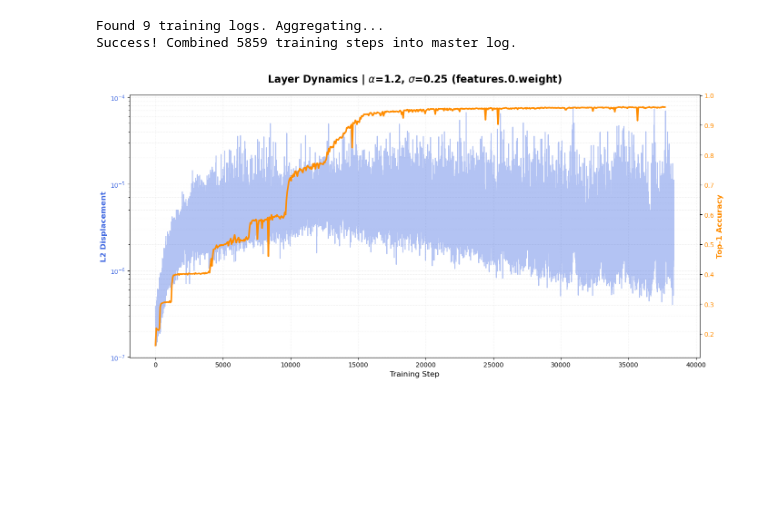
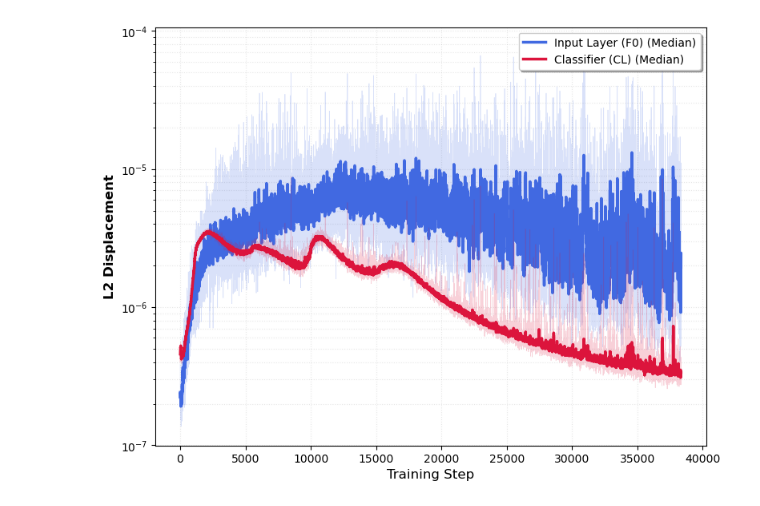
Before and after one commit to YiHaoFromEarth/ht-initialisation-dynamics, a Jupyter notebook: plots.ipynb, the cells around one changed output. Cells and saved outputs as stored; diff of their text form; code cells hidden in the pictures; blank space fills up the shorter version.

```diff
--- a/plots.ipynb
+++ b/plots.ipynb
@@ -336,49 +444,57 @@ plot_combined_sweep_grid(sweep_df, metric_col="frobenius", ignore_classifier=Fal
 # %%
 # 1. Setup Parameters
 ALPHA_VAL = 1.2
 SIGMA_VAL = 0.25
-TARGET_LAYER = "features.0.weight" # Select layer to investigate unique dynamics
-STEPS_PER_EPOCH = 60000 // 1024
+LAYER_F0 = "features.0.weight"
+LAYER_CL = "classifier.weight"
+LAG = 1
+WINDOW_SIZE = 15  # Recommended to smooth the 'stochastic jitter'
 
-# Load both master DataFrames
+# Load DataFrame
 msd_df = pd.read_parquet("displacement_database.parquet")
-train_df = collect_sweep_learning_curves("mnist_mlp_sweep")
-train_df["step"] = train_df["epoch"] * STEPS_PER_EPOCH
 
-# 2. Filter for the "Deep Dive" run
-# Isolate the specific heavy-tailed initialization alpha=1.2
-msd_run = msd_df.query("alpha == @ALPHA_VAL and sigma == @SIGMA_VAL and layer == @TARGET_LAYER and time_lag == 1")
-#msd_run = msd_run.query("step >= 0 and step <= 10000")
-train_run = train_df.query("alpha == @ALPHA_VAL and sigma == @SIGMA_VAL")
-#train_run = train_run.query("step >= 0 and step <= 10000")
+def get_rolling_stats(df, layer_name, window):
+    subset = df.query("alpha == @ALPHA_VAL and sigma == @SIGMA_VAL and layer == @layer_name and time_lag == @LAG").copy()
+    subset = subset.sort_values("step")
 
-# 3. Create the Dual-Axis Plot
-fig, ax1 = plt.subplots(figsize=(14, 7))
+    # Calculate Rolling Statistics
+    subset["median"] = subset["l2_dist"].rolling(window=window, center=True).median()
+    subset["q25"] = subset["l2_dist"].rolling(window=window, center=True).quantile(0.25)
+    subset["q75"] = subset["l2_dist"].rolling(window=window, center=True).quantile(0.75)
+    return subset
 
-# Left Axis: Weight Displacement (The Physical Cause)
-color_msd = 'royalblue'
-ax1.set_xlabel('Training Step', fontsize=12)
-ax1.set_ylabel('L2 Displacement', color=color_msd, fontsize=12, fontweight='bold')
-ax1.plot(msd_run["step"], msd_run["l2_dist"], color=color_msd, alpha=0.4, label="Raw Displacement")
-ax1.set_yscale('log') # Log scale helps see 'thermal noise' vs 'Lévy flights'
-ax1.tick_params(axis='y', labelcolor=color_msd)
+# Prepare both layers
+df_f0 = get_rolling_stats(msd_df, LAYER_F0, WINDOW_SIZE)
+df_cl = get_rolling_stats(msd_df, LAYER_CL, WINDOW_SIZE)
 
-# Right Axis: Accuracy (The Computational Effect)
-ax2 = ax1.twinx()
-color_acc = 'darkorange'
-ax2.set_ylabel('Top-1 Accuracy', color=color_acc, fontsize=12, fontweight='bold')
-# Map epoch-based accuracy to steps for perfect alignment
-ax2.plot(train_run["step"], train_run["test_acc"], color=color_acc, lw=2.5, label="Accuracy")
-ax2.tick_params(axis='y', labelcolor=color_acc)
+# 3. Create the Comparison Plot
+fig, ax = plt.subplots(figsize=(8, 6))
 
-# 4. Final Polish for the Thesis Manuscript
-plt.title(f"Layer Dynamics | $\\alpha$={ALPHA_VAL}, $\\sigma$={SIGMA_VAL} ({TARGET_LAYER})",
-          fontsize=16, fontweight='bold', pad=20)
-ax1.grid(True, which="both", ls=":", alpha=0.3)
+# Helper to plot layer dynamics
+def plot_layer(ax, df, color, label):
+    # Shaded Noise Envelope
+    # ax.fill_between(df["step"], df["q25"], df["q75"], color=color, alpha=0.2)
+    # Median Trend Line
+    ax.plot(df["step"], df["median"], color=color, lw=2.5, label=f"{label} (Median)")
+    # Optional: Very light raw data
+    ax.plot(df["step"], df["l2_dist"], color=color, alpha=0.2, lw=0.5)
+
+# Plotting
+plot_layer(ax, df_f0, color='royalblue', label="Input Layer (F0)")
+plot_layer(ax, df_cl, color='crimson', label="Classifier (CL)")
+
+# Formatting for Manuscript
+ax.set_yscale('log')
+ax.set_xlabel('Training Step', fontsize=12)
+ax.set_ylabel(f'L2 Displacement ($\\tau$={LAG})', fontsize=12, fontweight='bold')
+# ax.set_title(f"Dynamical Decoupling: Initial vs. Final Layer\n$\\alpha$={ALPHA_VAL}, $\\sigma$={SIGMA_VAL} | Heavy-Tailed Regime",
+#              fontsize=16, fontweight='bold', pad=20)
+
+ax.grid(True, which="both", ls=":", alpha=0.3)
+ax.legend(loc='upper right', frameon=True, shadow=True)
+
 fig.tight_layout()
-# plt.savefig("layer_dynamics_deep.pdf", bbox_inches="tight")  # Save as PDF for high quality
+plt.savefig("layer_dynamics_slow.pdf", bbox_inches="tight")
 plt.show()
 # %% [output]
-Found 9 training logs. Aggregating...
-Success! Combined 5859 training steps into master log.
-[figure, old version]
+[figure, new version]
```
Also changed, not shown: parts of 11 cells of this notebook, 13 other files.
